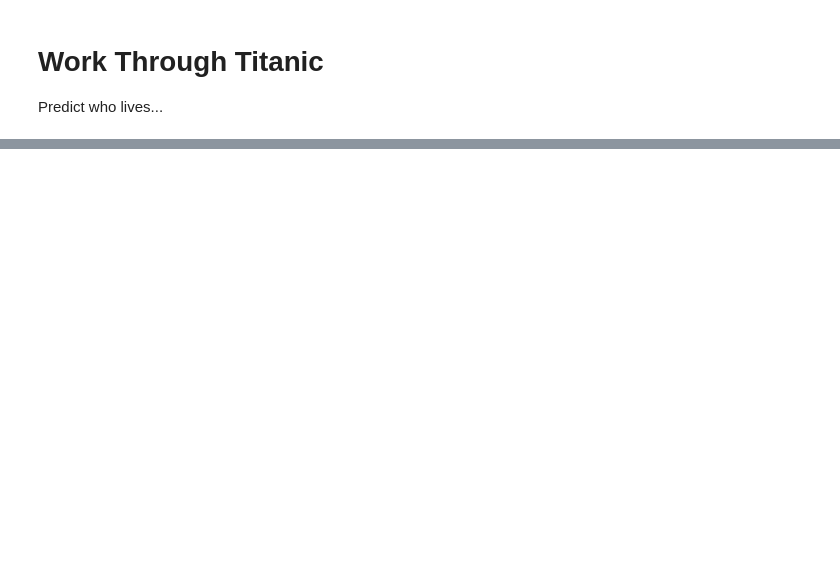
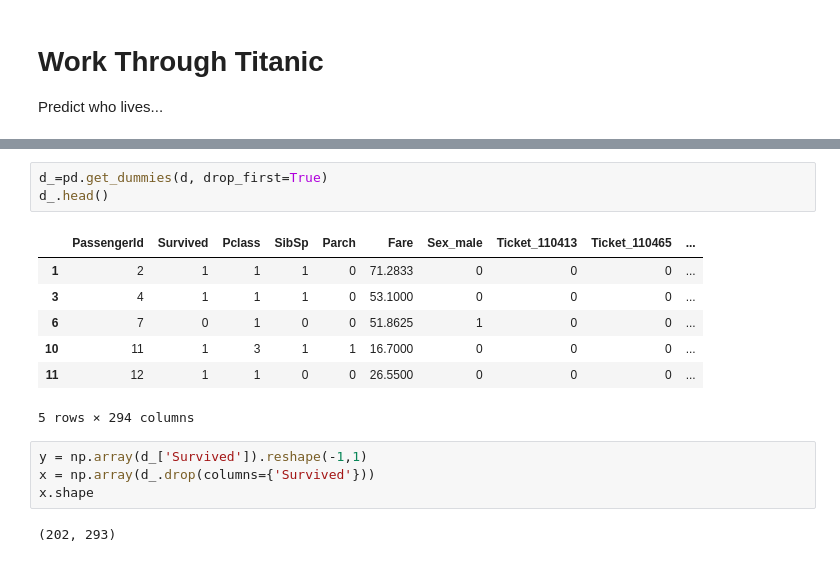
Before and after one commit to allyryry/BasicClassExamples, a Jupyter notebook: 023_Non_linear_and_Logistic_Reg.ipynb, the cells around one changed output, grey strips where cells are left out. Drawn from its saved outputs; the diff is of its cells as text; blank space fills up the shorter version.

```diff
--- a/023_Non_linear_and_Logistic_Reg.ipynb
+++ b/023_Non_linear_and_Logistic_Reg.ipynb
@@ -350,0 +434,17 @@ df2.head()
+# %%
+d_=pd.get_dummies(d, drop_first=True)
+d_.head()
+# %% [output]
+|  | PassengerId | Survived | Pclass | SibSp | Parch | Fare | Sex_male | Ticket_110413 | Ticket_110465 | ... |
+| 1 | 2 | 1 | 1 | 1 | 0 | 71.2833 | 0 | 0 | 0 | ... |
+| 3 | 4 | 1 | 1 | 1 | 0 | 53.1000 | 0 | 0 | 0 | ... |
+| 6 | 7 | 0 | 1 | 0 | 0 | 51.8625 | 1 | 0 | 0 | ... |
+| 10 | 11 | 1 | 3 | 1 | 1 | 16.7000 | 0 | 0 | 0 | ... |
+| 11 | 12 | 1 | 1 | 0 | 0 | 26.5500 | 0 | 0 | 0 | ... |
+5 rows × 294 columns
+# %%
+y = np.array(d_['Survived']).reshape(-1,1)
+x = np.array(d_.drop(columns={'Survived'}))
+x.shape
+# %% [output]
+(202, 293)
```
Also changed, not shown: parts of 14 cells of this notebook.
